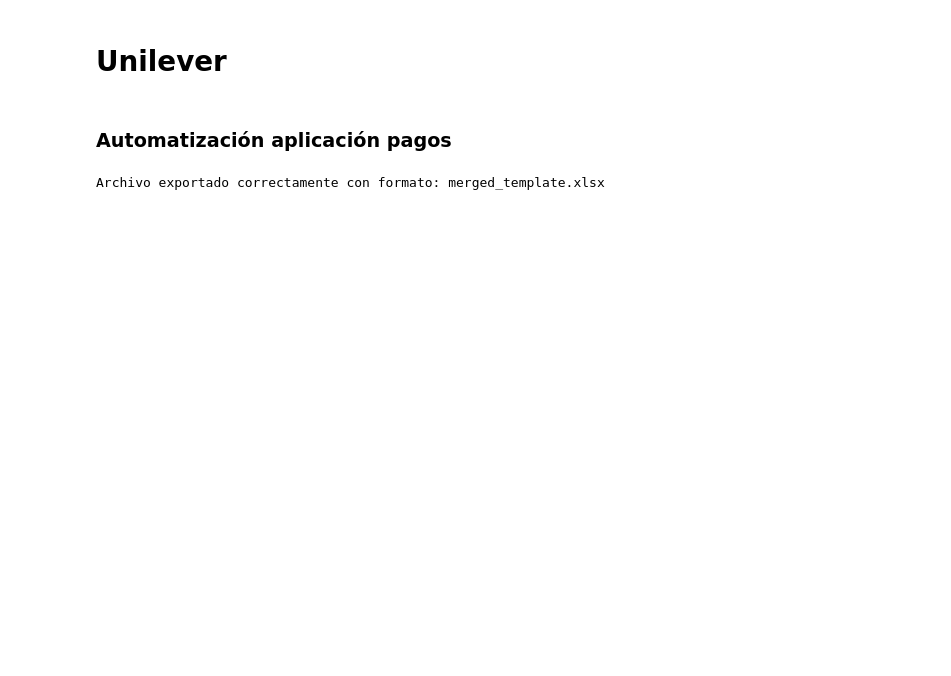
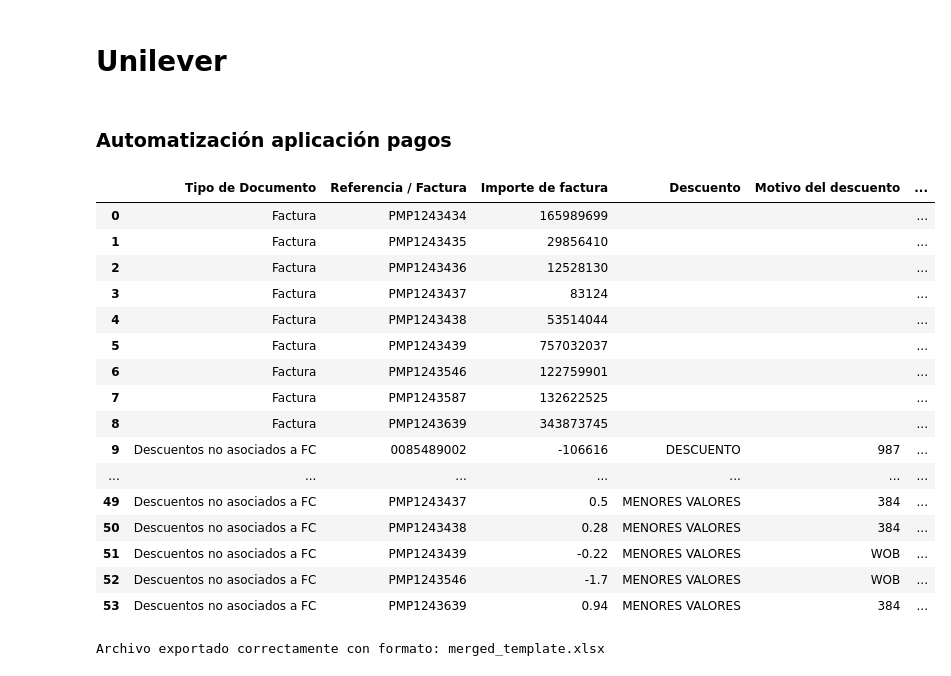
Before and after one commit to svbdatavision/Unilever_Collect_Digital, a Jupyter notebook: 3.0.flujo_automatizacion_pagos.ipynb, the cells around one changed output. Drawn from its saved outputs; the diff is of its cells as text; code cells hidden in the pictures; blank space fills up the shorter version.

Commit message:
Modificaciones en los valores de la tabla del template, y ajuste de formato numérico en exportación a Excel

```diff
--- a/3.0.flujo_automatizacion_pagos.ipynb
+++ b/3.0.flujo_automatizacion_pagos.ipynb
@@ -116,25 +141,6 @@ merged_df = pd.concat([merged_df, nuevas_filas], ignore_index=True)
 # %%
 merged_df["Pago Neto"] = merged_df["Importe de factura"]
 merged_df["Referencia / Factura"] = merged_df["Referencia / Factura"].astype(str)
-# %%
-conds = [
-    merged_df["Referencia / Factura"].str.startswith("0085489"),
-    merged_df["Referencia / Factura"].str.startswith("463"),
-    merged_df["Referencia / Factura"].str.startswith("9801649")
-]
-descuentos = ["DESCUENTO", "AVERIA", "FACT PROVEEDOR"]
-motivos = ["987", "522", "CSB"]
-
-# Asignamos Descuento y Motivo al mismo tiempo
-merged_df["Descuento"] = np.select(conds, descuentos, default=merged_df["Descuento"])
-merged_df["Motivo del descuento"] = np.select(conds, motivos, default=merged_df["Motivo del descuento"])
-# %%
-# Agrego dato de Comentario
-merged_df["Comentarios"] = np.where(
-    merged_df["Tipo de Documento"] != "Factura",
-    merged_df["Descuento"].fillna("") + " " + merged_df["Referencia / Factura"].fillna(""),
-    ""
-)
 # %%
 # Limpio las columnas con las que me voy a quedar en Template
 
@@ -149,17 +155,26 @@ columnas_finales = [
 ]
 
 merged_df = merged_df[columnas_finales]
-# %%
-# Limpieza de registros que no van (lo tengo que hacer antes)
-
-# Eliminar filas donde Importe de factura sea NaN
-merged_df = merged_df[merged_df["Importe de factura"].notna()]
-# Si además querés eliminar filas donde sea 0
-merged_df = merged_df[merged_df["Importe de factura"] != 0]
-# %%
-# Esto esta rarisimo (No Correr)
-merged_df = merged_df[~((merged_df["Tipo de Documento"] != "Factura") &
-                        (merged_df["Descuento"].isna() | (merged_df["Descuento"] == "")))]
+# %%
+merged_df.head(100)
+# %% [output]
+|  | Tipo de Documento | Referencia / Factura | Importe de factura | Descuento | Motivo del descuento | ... |
+| 0 | Factura | PMP1243434 | 165989699 |  |  | ... |
+| 1 | Factura | PMP1243435 | 29856410 |  |  | ... |
+| 2 | Factura | PMP1243436 | 12528130 |  |  | ... |
+| 3 | Factura | PMP1243437 | 83124 |  |  | ... |
+| 4 | Factura | PMP1243438 | 53514044 |  |  | ... |
+| 5 | Factura | PMP1243439 | 757032037 |  |  | ... |
+| 6 | Factura | PMP1243546 | 122759901 |  |  | ... |
+| 7 | Factura | PMP1243587 | 132622525 |  |  | ... |
+| 8 | Factura | PMP1243639 | 343873745 |  |  | ... |
+| 9 | Descuentos no asociados a FC | 0085489002 | -106616 | DESCUENTO | 987 | ... |
+| ... | ... | ... | ... | ... | ... | ... |
+| 49 | Descuentos no asociados a FC | PMP1243437 | 0.5 | MENORES VALORES | 384 | ... |
+| 50 | Descuentos no asociados a FC | PMP1243438 | 0.28 | MENORES VALORES | 384 | ... |
+| 51 | Descuentos no asociados a FC | PMP1243439 | -0.22 | MENORES VALORES | WOB | ... |
+| 52 | Descuentos no asociados a FC | PMP1243546 | -1.7 | MENORES VALORES | WOB | ... |
+| 53 | Descuentos no asociados a FC | PMP1243639 | 0.94 | MENORES VALORES | 384 | ... |
 # %%
 # Exportacion de archivo
 # %%
```
Also changed, not shown: parts of 12 cells of this notebook, 7 other files.
